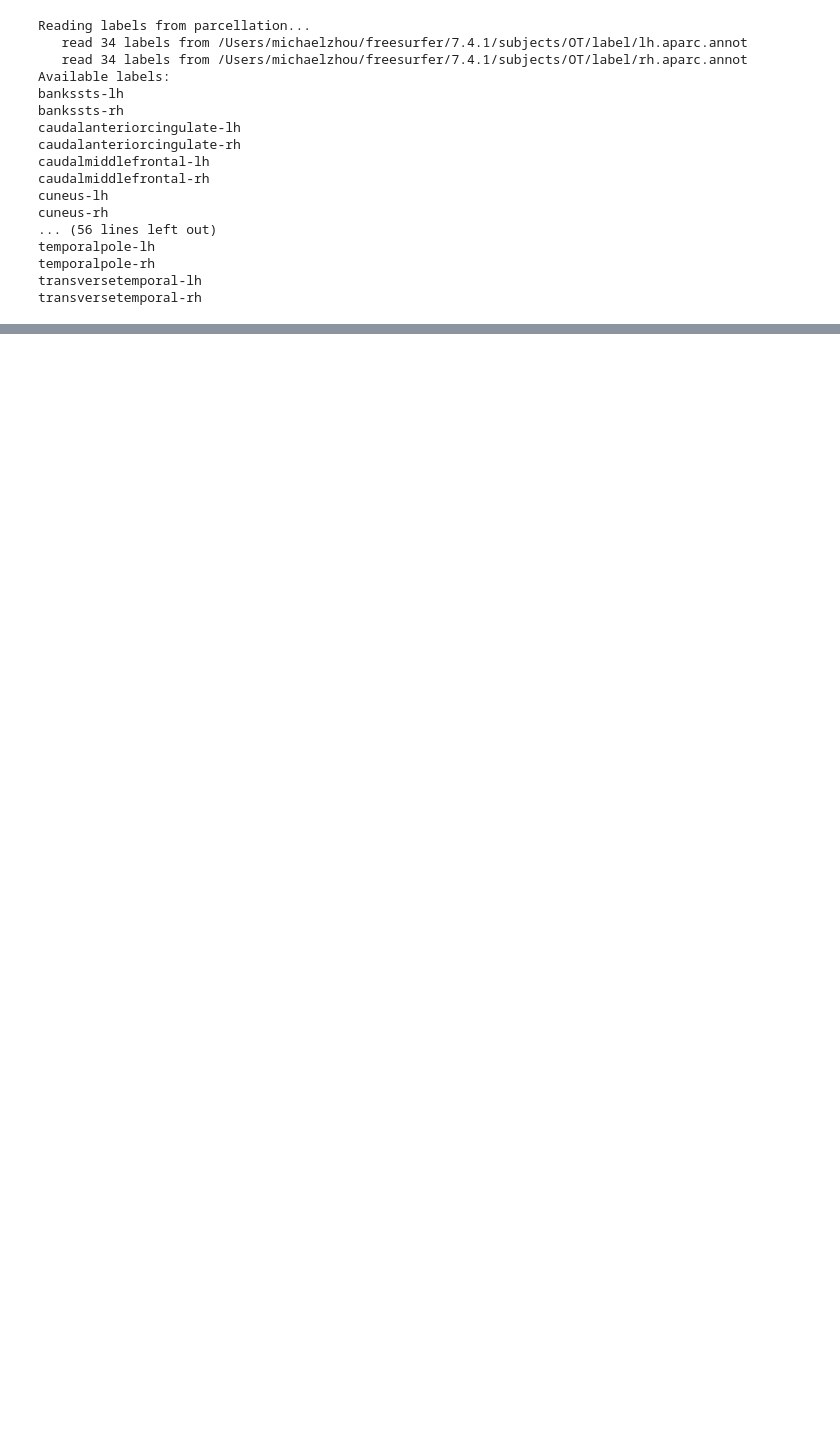
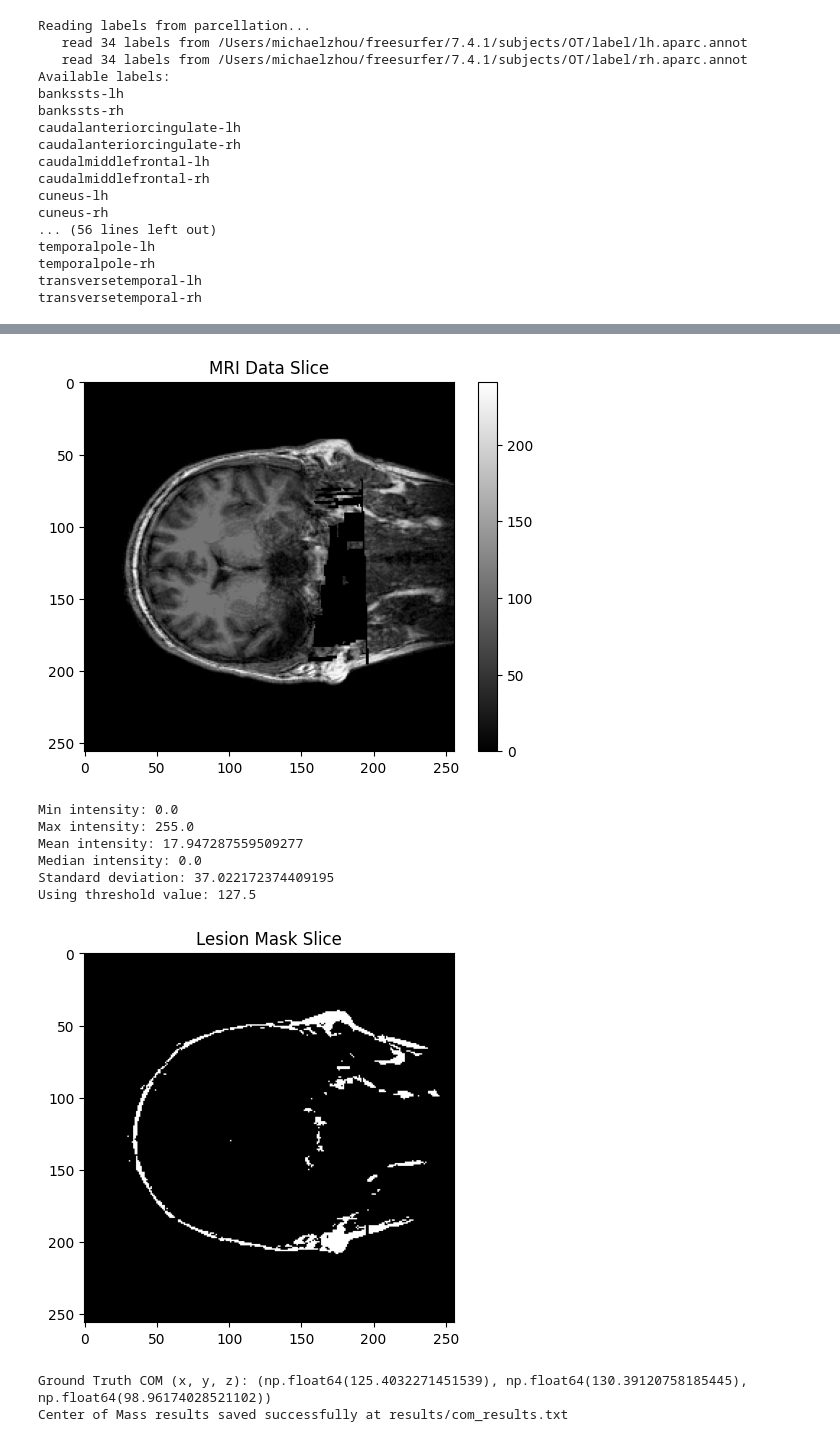
Before and after one commit to michaela10c/SilenceMap-Adaptation-and-Extensions, a Jupyter notebook: Part1-SilenceMap_Replication.ipynb, the cells around one changed output, grey strips where cells are left out. Drawn from its saved outputs; the diff is of its cells as text; code cells hidden in the pictures; blank space fills up the shorter version.

```diff
--- a/Part1-SilenceMap_Replication.ipynb
+++ b/Part1-SilenceMap_Replication.ipynb
@@ -734,0 +765,62 @@ Saved movie: 6Hz_activation.mp4
+# %%
+from scipy.ndimage import center_of_mass
+import matplotlib.pyplot as plt
+import numpy as np
+
+# Load MRI data (assuming mri_data is already loaded)
+plt.imshow(mri_data[:, :, mri_data.shape[2] // 2], cmap="gray")
+plt.colorbar()
+plt.title("MRI Data Slice")
+plt.show()
+
+# Print basic statistics
+print(f"Min intensity: {mri_data.min()}")
+print(f"Max intensity: {mri_data.max()}")
+print(f"Mean intensity: {mri_data.mean()}")
+print(f"Median intensity: {np.median(mri_data)}")
+print(f"Standard deviation: {mri_data.std()}")
+
+# Set a threshold (adjust based on intensity range)
+threshold_value = 0.5 * max(mri_data.flatten())
+print(f"Using threshold value: {threshold_value}")
+
+# Create a binary mask for lesions
+lesion_mask = mri_data > threshold_value
+
+# Visualize the lesion mask
+plt.imshow(lesion_mask[:, :, mri_data.shape[2] // 2], cmap="gray")
+plt.title("Lesion Mask Slice")
+plt.show()
+
+# Save the MRI and lesion mask visualizations
+plt.imshow(mri_data[:, :, mri_data.shape[2] // 2], cmap="gray")
+plt.title("MRI Data Slice")
+plt.savefig("results/mri_slice.png")  # Save MRI slice visualization
+plt.close()
+
+plt.imshow(lesion_mask[:, :, mri_data.shape[2] // 2], cmap="gray")
+plt.title("Lesion Mask Slice")
+plt.savefig("results/lesion_mask_slice.png")  # Save lesion mask visualization
+plt.close()
+
+# Compute COM for the lesion mask
+ground_truth_com = center_of_mass(lesion_mask)
+print(f"Ground Truth COM (x, y, z): {ground_truth_com}")
+
+# Save the COM results in a text file
+com_results_path = "results/com_results.txt"
+with open(com_results_path, "w") as f:
+    f.write(f"Ground Truth COM (x, y, z): {ground_truth_com}\n")
+
+print(f"Center of Mass results saved successfully at {com_results_path}")
+# %% [output]
+[figure, added]
+Min intensity: 0.0
+Max intensity: 255.0
+Mean intensity: 17.947287559509277
+Median intensity: 0.0
+Standard deviation: 37.022172374409195
+Using threshold value: 127.5
+[figure, added]
+Ground Truth COM (x, y, z): (np.float64(125.4032271451539), np.float64(130.39120758185445), np.float64(98.96174028521102))
+Center of Mass results saved successfully at results/com_results.txt
```
Also changed, not shown: parts of 19 cells of this notebook.
